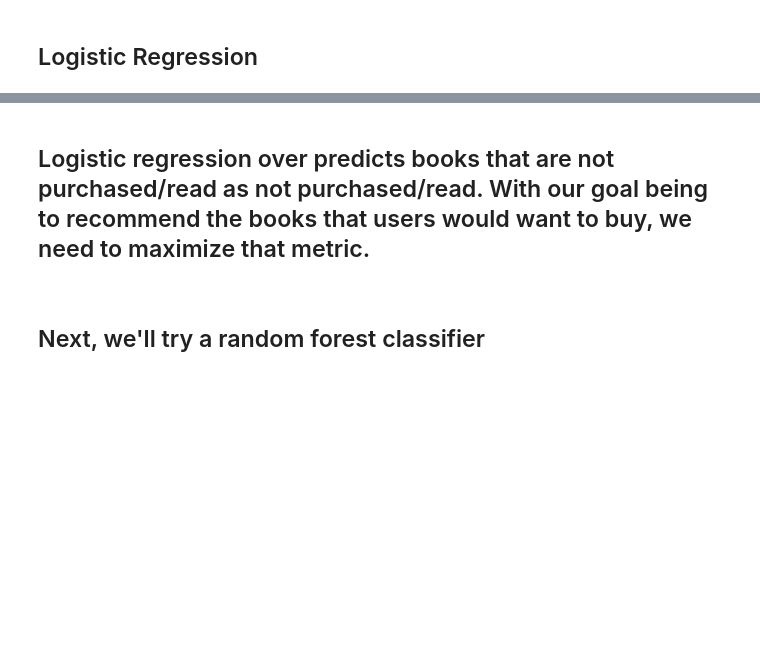
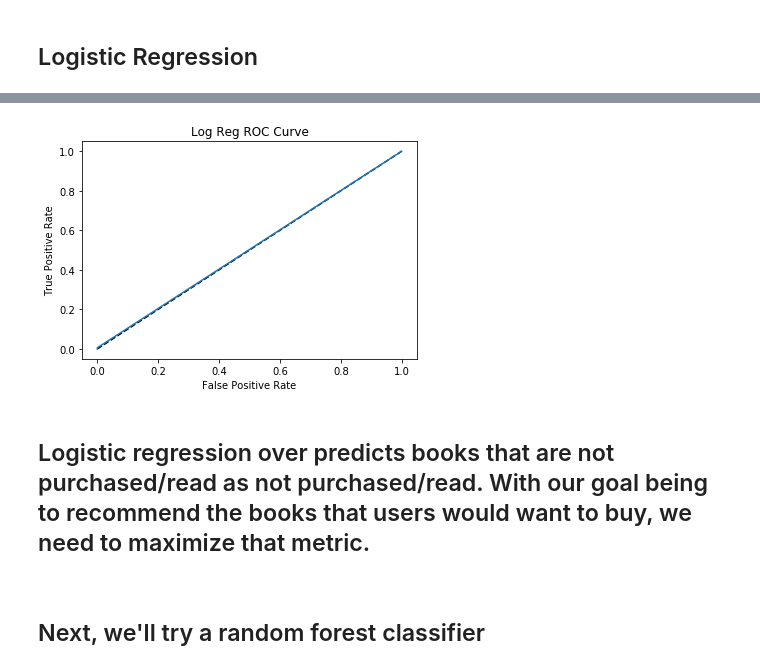
Before and after one commit to RichWolff/SpringboardDS, a Jupyter notebook: capstone_bookRecommender/jupyter_notebooks/capstone2_recommender_model.ipynb, the cells around one changed output, grey strips where cells are left out. Drawn from its saved outputs; the diff is of its cells as text; code cells hidden in the pictures; blank space fills up the shorter version.

```diff
--- a/capstone_bookRecommender/jupyter_notebooks/capstone2_recommender_model.ipynb
+++ b/capstone_bookRecommender/jupyter_notebooks/capstone2_recommender_model.ipynb
@@ -336,3 +347,11 @@ Percent Predicted Not Read Correctly: 0.9999
+# %%
+plt.plot([0,1],[0,1],'k--');
+plt.plot(fpr,tpr, label='Log Reg');
+plt.xlabel('False Positive Rate');
+plt.ylabel('True Positive Rate');
+plt.title('Log Reg ROC Curve');
+# %% [output]
+[figure, added]
 # %%
 def scoring(estimator,X,y):
     '''Scoring function that returns % true predicitons that a user read the book'''
```
Also changed, not shown: parts of 26 cells of this notebook.
